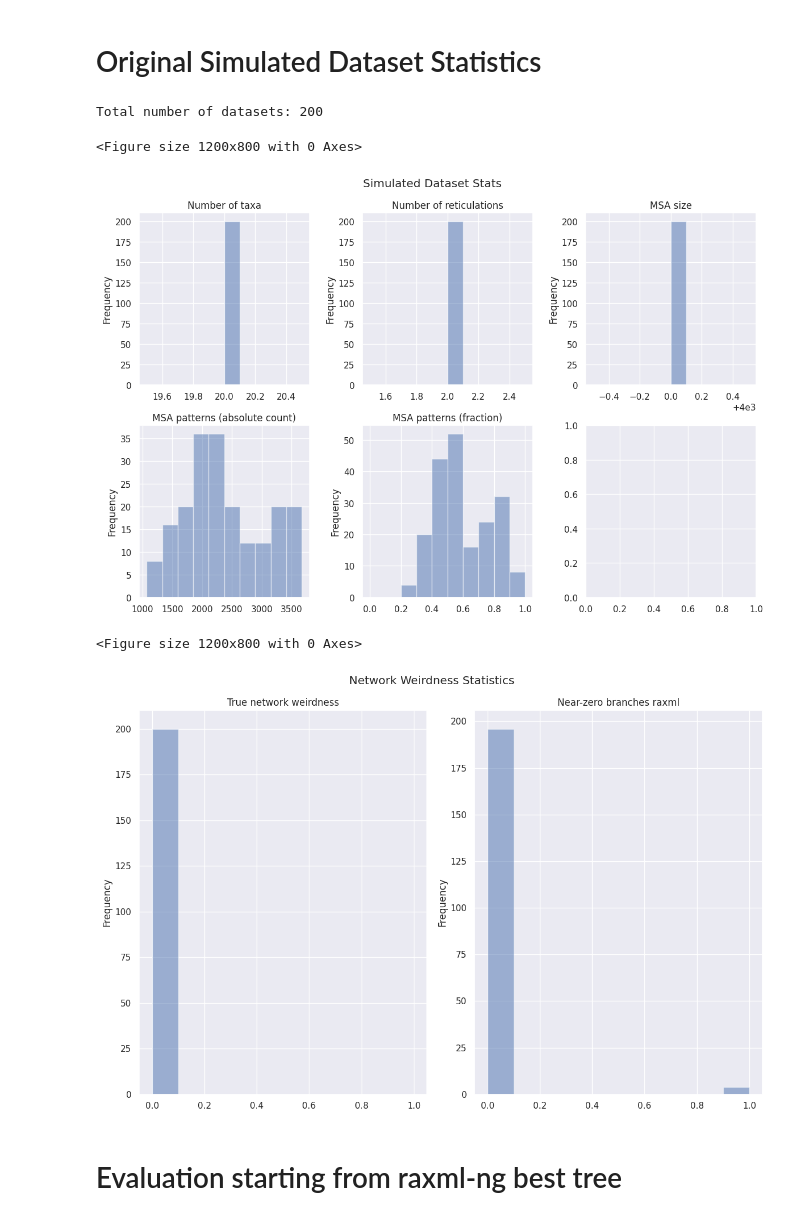
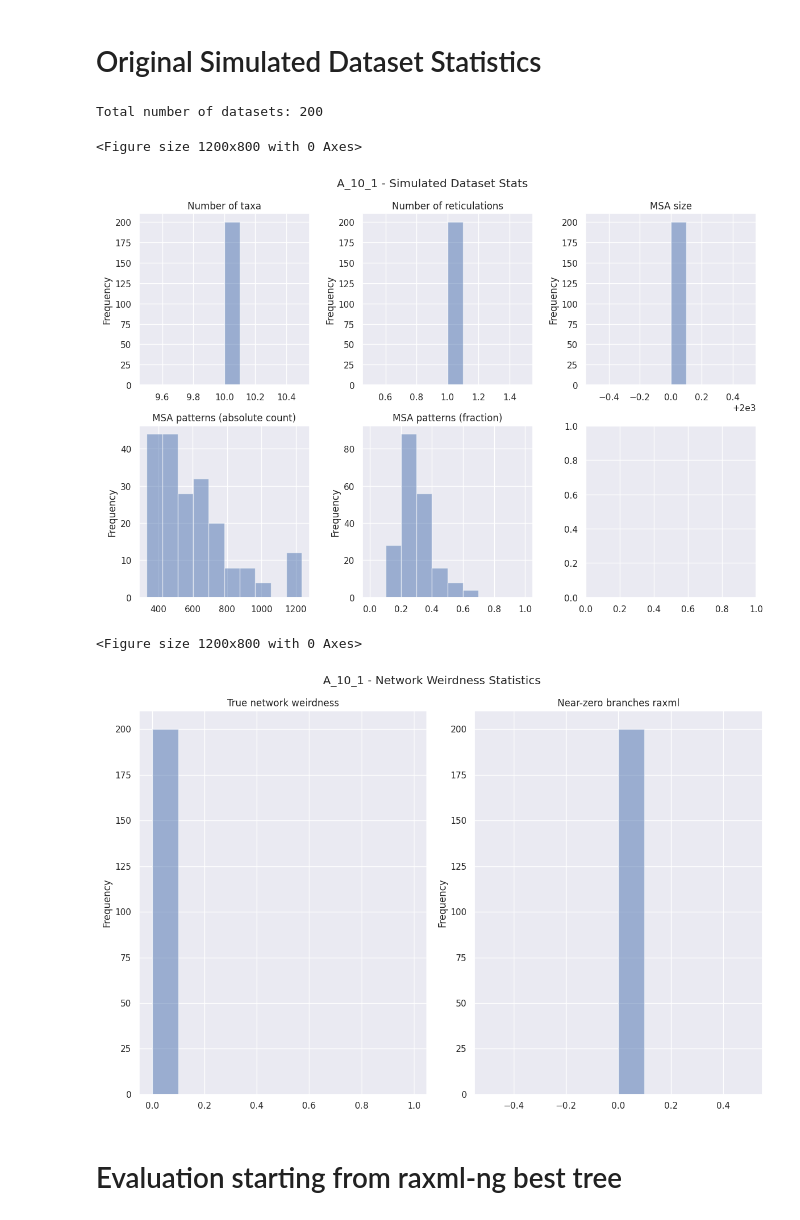
Before and after one commit to lutteropp/NetRAX, a Jupyter notebook: experiments/evaluation_for_paper/report_notebook.ipynb, the cells around one changed output. Saved outputs shown, nothing was run; the diff lists cells and outputs as text; code cells hidden in the pictures.

```diff
--- a/experiments/evaluation_for_paper/report_notebook.ipynb
+++ b/experiments/evaluation_for_paper/report_notebook.ipynb
@@ -23,7 +23,7 @@ result_files = [
 ]
 #indices go from 0 to 10
 
-filename = result_files[1]
+filename = result_files[0]
 # %%
 print("This evaluation is for: " + filename)
 # %% [output]
@@ -55,13 +52,13 @@ Index(['name', 'n_taxa', 'n_trees', 'n_reticulations', 'msa_size',
 # %% [markdown]
 # Original Simulated Dataset Statistics
 # %%
-show_stats(df)
+show_stats(filename, df)
 # %% [output]
 Total number of datasets: 200
 <Figure size 1200x800 with 0 Axes>
-[figure, old version]
+[figure, new version]
 <Figure size 1200x800 with 0 Axes>
-[figure, old version]
+[figure, new version]
 # %% [markdown]
 # Evaluation starting from raxml-ng best tree
 # %%
```
Also changed, not shown: parts of 4 cells of this notebook, 1 other file.
